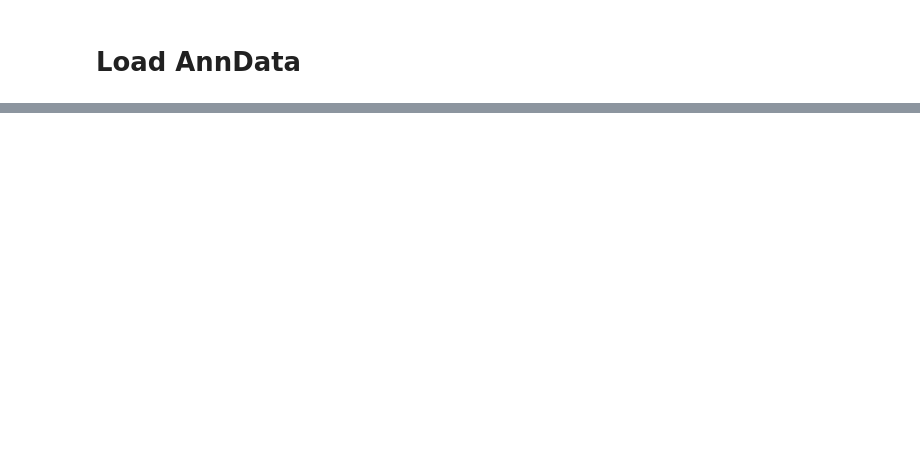
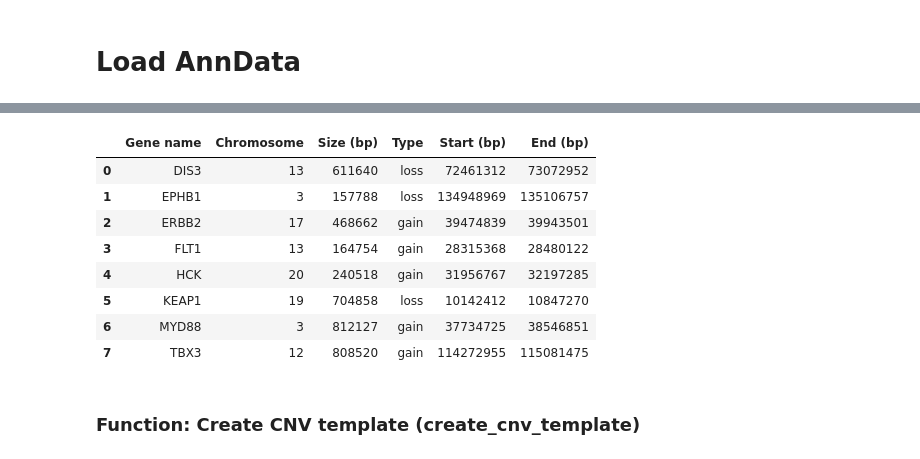
Before and after one commit to Moldia/InSituCNV, a Jupyter notebook: Figure2/01_Simulate_CNVs_in_spatial_data/Simulate_CNVs/Add_CNVs_to_data.ipynb, the cells around one changed output, grey strips where cells are left out. Saved outputs shown, nothing was run; the diff lists cells and outputs as text; code cells hidden in the pictures; blank space fills up the shorter version.

```diff
--- a/Figure2/01_Simulate_CNVs_in_spatial_data/Simulate_CNVs/Add_CNVs_to_data.ipynb
+++ b/Figure2/01_Simulate_CNVs_in_spatial_data/Simulate_CNVs/Add_CNVs_to_data.ipynb
@@ -16,0 +90,14 @@ adata = sc.read_h5ad(adata_path)
+# %%
+generate_cnvs(CNV_dict, min_size, max_size, gene_info=gene_file, save_csv='CNVs_v0.csv')
+# %% [output]
+|  | Gene name | Chromosome | Size (bp) | Type | Start (bp) | End (bp) |
+| 0 | DIS3 | 13 | 611640 | loss | 72461312 | 73072952 |
+| 1 | EPHB1 | 3 | 157788 | loss | 134948969 | 135106757 |
+| 2 | ERBB2 | 17 | 468662 | gain | 39474839 | 39943501 |
+| 3 | FLT1 | 13 | 164754 | gain | 28315368 | 28480122 |
+| 4 | HCK | 20 | 240518 | gain | 31956767 | 32197285 |
+| 5 | KEAP1 | 19 | 704858 | loss | 10142412 | 10847270 |
+| 6 | MYD88 | 3 | 812127 | gain | 37734725 | 38546851 |
+| 7 | TBX3 | 12 | 808520 | gain | 114272955 | 115081475 |
+# %% [markdown]
+### Function: Create CNV template (create_cnv_template)
```
Also changed, not shown: parts of 47 cells of this notebook, 3 other files.
